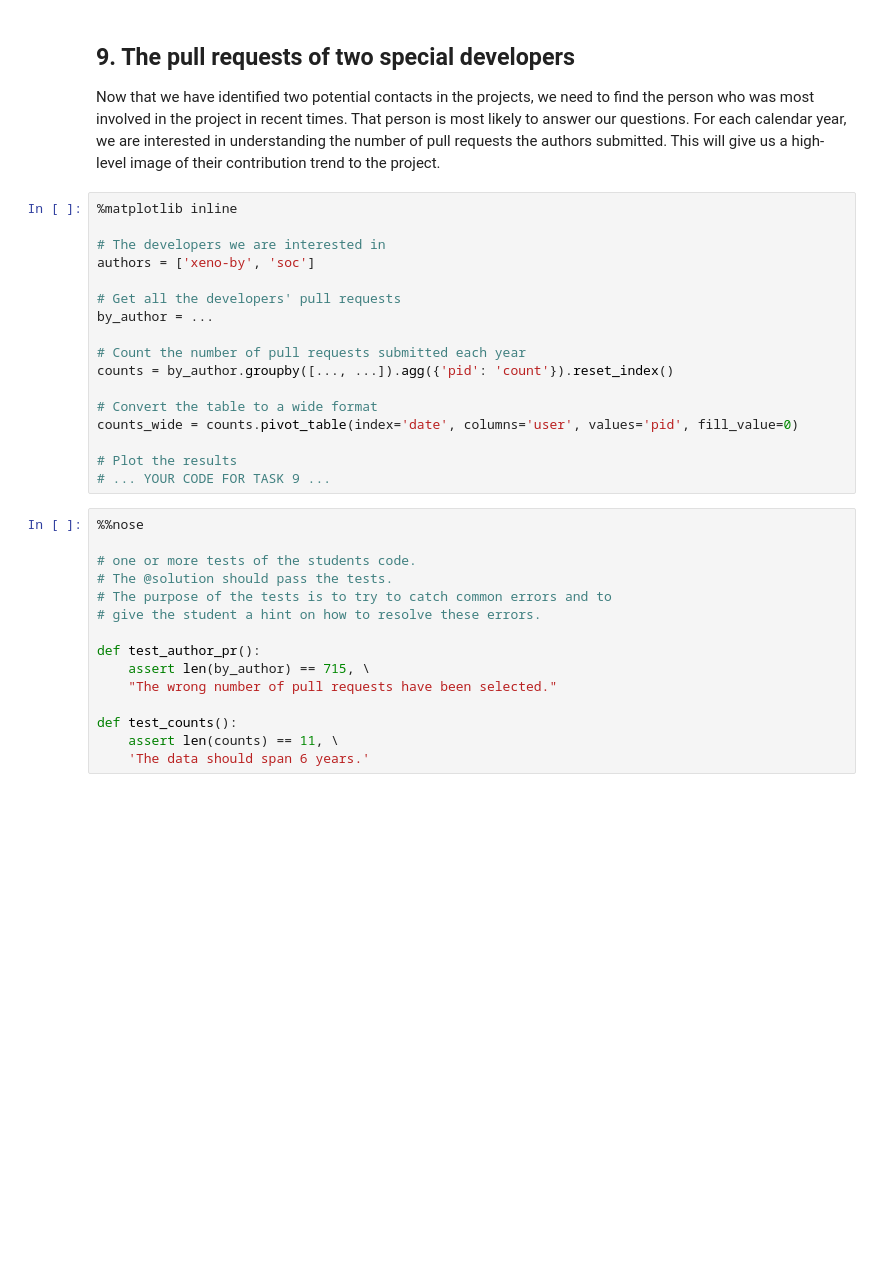
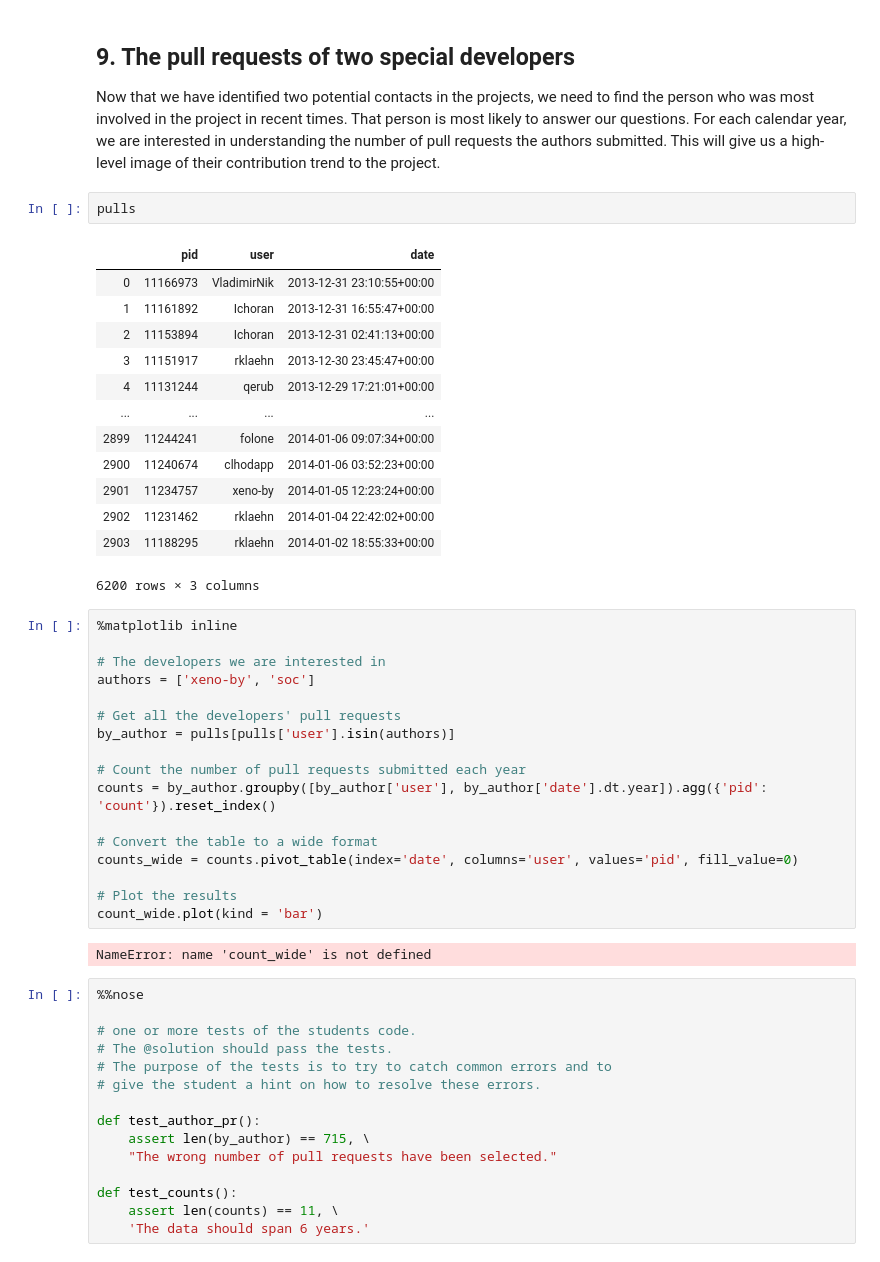
Before and after one commit to Hotlynn2/THE-GITHUB-HISTORY-OF-THE-SCALA-LANGUAGE, a Jupyter notebook: Scal Real-world project.ipynb, the cells around one changed output. Cells and saved outputs as stored; diff of their text form; blank space fills up the shorter version.

```diff
--- a/Scal Real-world project.ipynb
+++ b/Scal Real-world project.ipynb
@@ -298,6 +305,22 @@ def test_last_10():
 # %% [markdown]
 ## 9. The pull requests of two special developers
 <p>Now that we have identified two potential contacts in the projects, we need to find the person who was most involved in the project in recent times. That person is most likely to answer our questions. For each calendar year, we are interested in understanding the number of pull requests the authors submitted. This will give us a high-level image of their contribution trend to the project.</p>
+# %%
+pulls
+# %% [output]
+|  | pid | user | date |
+| 0 | 11166973 | VladimirNik | 2013-12-31 23:10:55+00:00 |
+| 1 | 11161892 | Ichoran | 2013-12-31 16:55:47+00:00 |
+| 2 | 11153894 | Ichoran | 2013-12-31 02:41:13+00:00 |
+| 3 | 11151917 | rklaehn | 2013-12-30 23:45:47+00:00 |
+| 4 | 11131244 | qerub | 2013-12-29 17:21:01+00:00 |
+| ... | ... | ... | ... |
+| 2899 | 11244241 | folone | 2014-01-06 09:07:34+00:00 |
+| 2900 | 11240674 | clhodapp | 2014-01-06 03:52:23+00:00 |
+| 2901 | 11234757 | xeno-by | 2014-01-05 12:23:24+00:00 |
+| 2902 | 11231462 | rklaehn | 2014-01-04 22:42:02+00:00 |
+| 2903 | 11188295 | rklaehn | 2014-01-02 18:55:33+00:00 |
+6200 rows × 3 columns
 # %%
 %matplotlib inline
 
@@ -305,16 +328,18 @@ def test_last_10():
 authors = ['xeno-by', 'soc']
 
 # Get all the developers' pull requests
-by_author = ...
+by_author = pulls[pulls['user'].isin(authors)]
 
 # Count the number of pull requests submitted each year
-counts = by_author.groupby([..., ...]).agg({'pid': 'count'}).reset_index()
+counts = by_author.groupby([by_author['user'], by_author['date'].dt.year]).agg({'pid': 'count'}).reset_index()
 
 # Convert the table to a wide format
 counts_wide = counts.pivot_table(index='date', columns='user', values='pid', fill_value=0)
 
 # Plot the results
-# ... YOUR CODE FOR TASK 9 ...
+count_wide.plot(kind = 'bar')
+# %% [output]
+NameError: name 'count_wide' is not defined
 # %%
 %%nose
 
```
Also changed, not shown: parts of 3 cells of this notebook.
